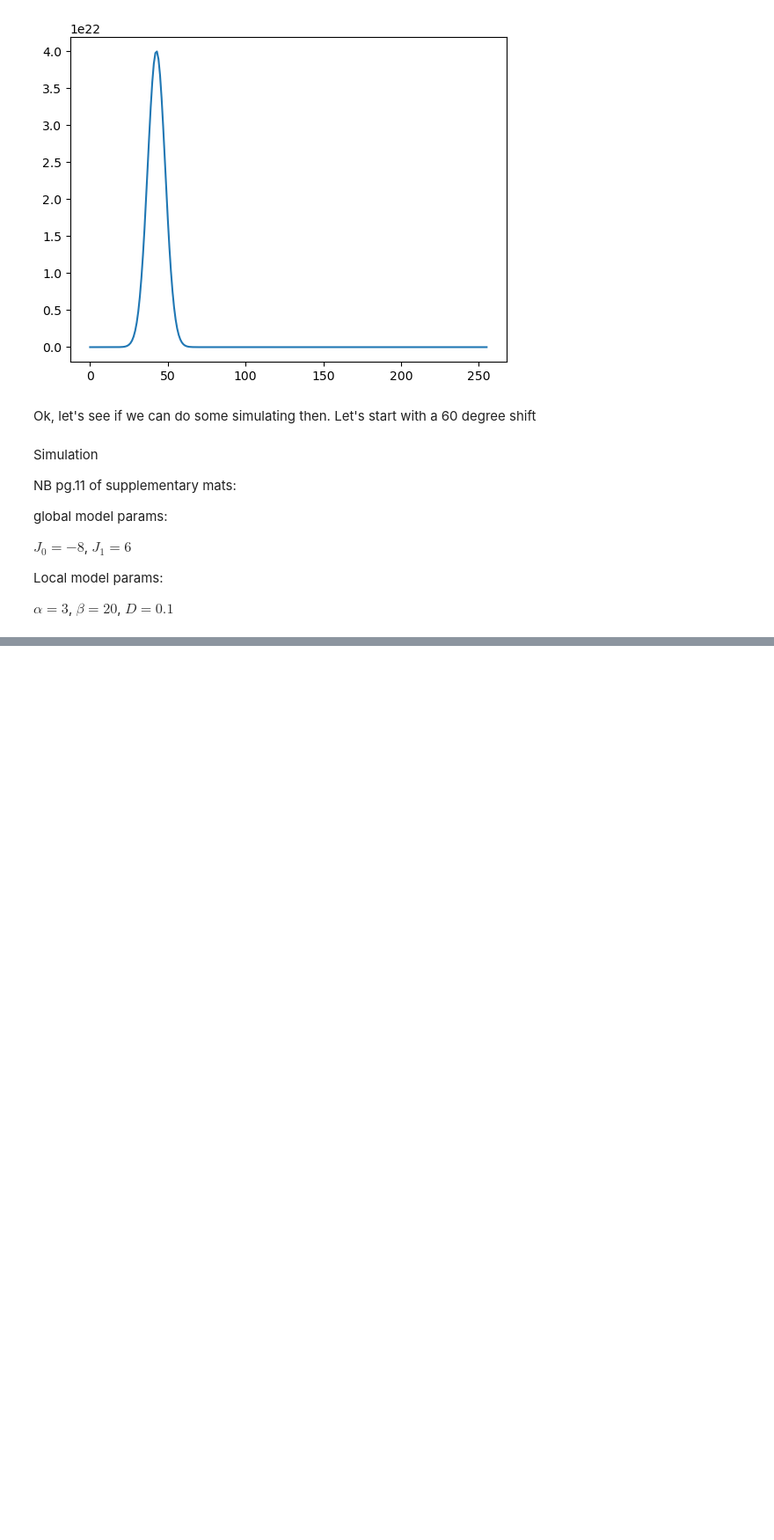
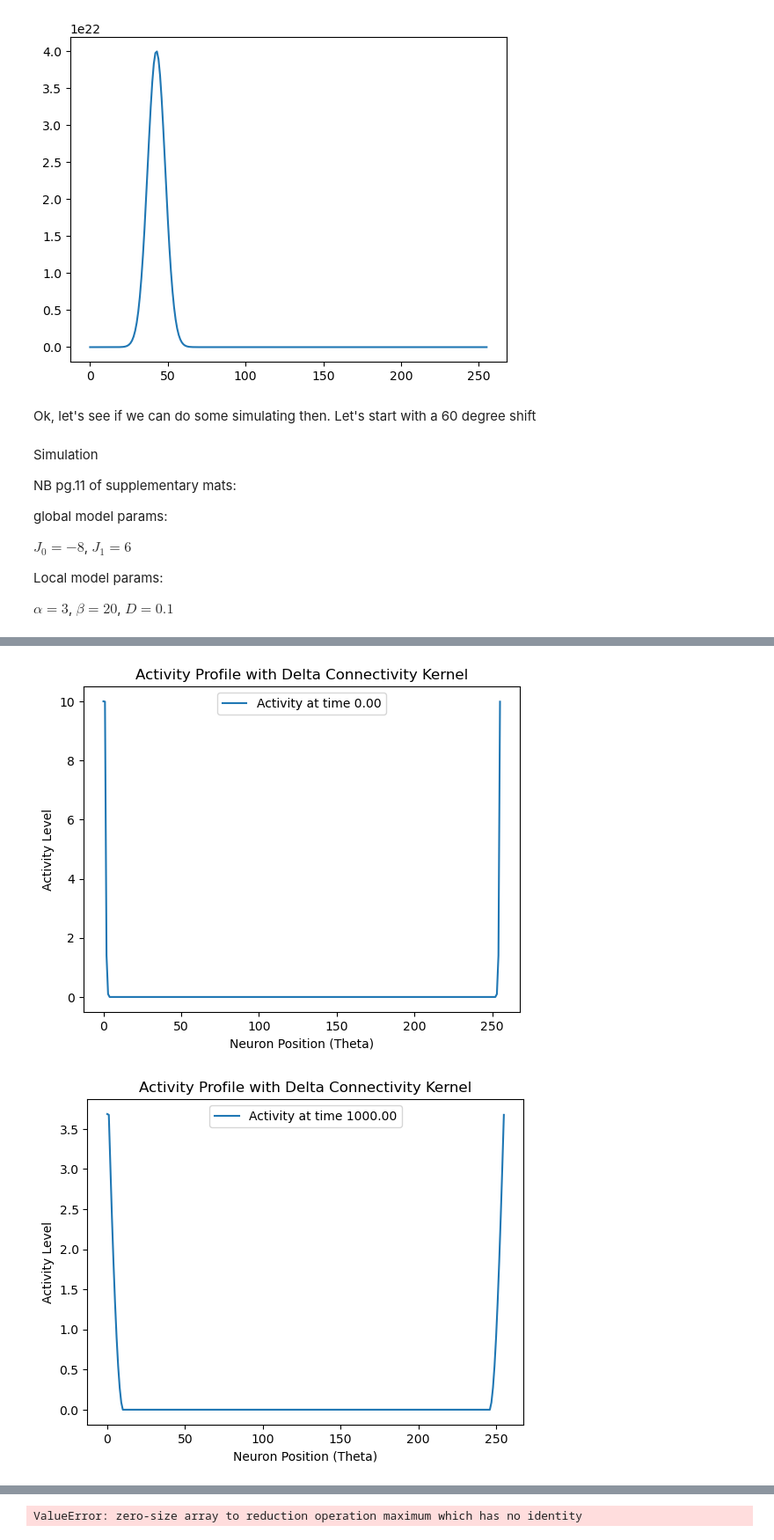
Before and after one commit to CEBangu/RingAttractor, a Jupyter notebook: python_ring/ideation.ipynb, the cells around one changed output, grey strips where cells are left out. Shown at 88% size. Drawn from its saved outputs; the diff is of its cells as text; code cells hidden in the pictures; blank space fills up the shorter version.

```diff
--- a/python_ring/ideation.ipynb
+++ b/python_ring/ideation.ipynb
@@ -455,0 +458,22 @@ plt.show()
+# %%
+input_amplitudes = [2e-4 * (2 ** a) for a in range(60)]  # Similar to the authors' code
+regime_detected = None
+
+for amplitude_input in input_amplitudes:
+    x = LocalModel(num_neurons=256, amplitude=1, kappa=np.sqrt(2), mu_init=0, alpha=3, beta=20, D=0.1)
+    x.simulate(
+        amplitude_input=amplitude_input,
+        kappa_input=kappas[0],  # Set appropriate kappa for input width
+        mu_input=mus[0],
+        time_steps=10000,
+        dt=0.001,
+        input_start=2000
+    )
+    regime = x.analyse_jump_or_flow(mus[0])
+    if regime != 'No Effect':
+        regime_detected = regime
+        print(f"Regime: {regime}, Amplitude: {amplitude_input}")
+        break  # Stop once a regime change is detected
+# %% [output]
+[figure, added]
+[figure, added]
@@ -455,0 +488 @@ plt.show()
+ValueError: zero-size array to reduction operation maximum which has no identity
```
Also changed, not shown: parts of 11 cells of this notebook.
